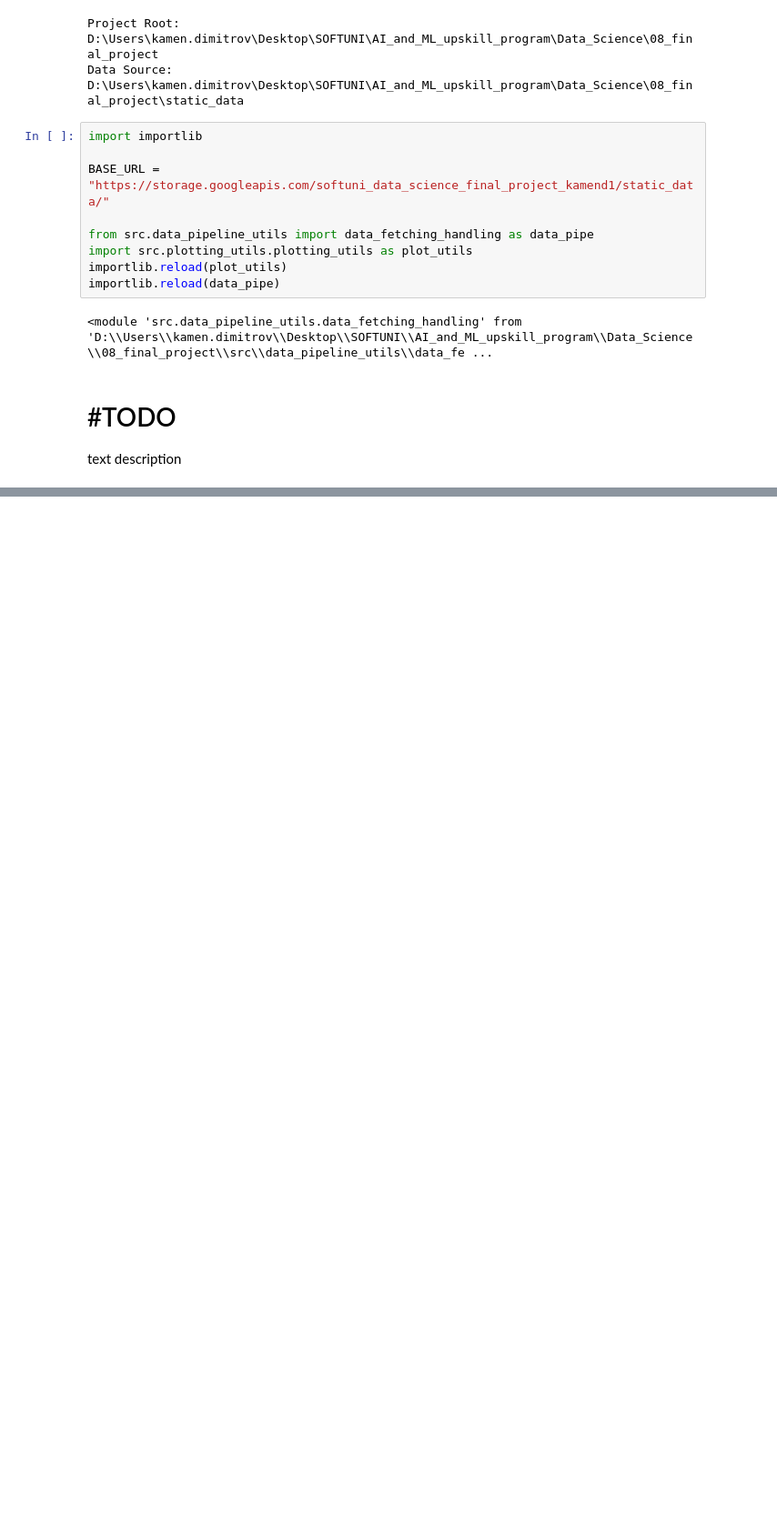
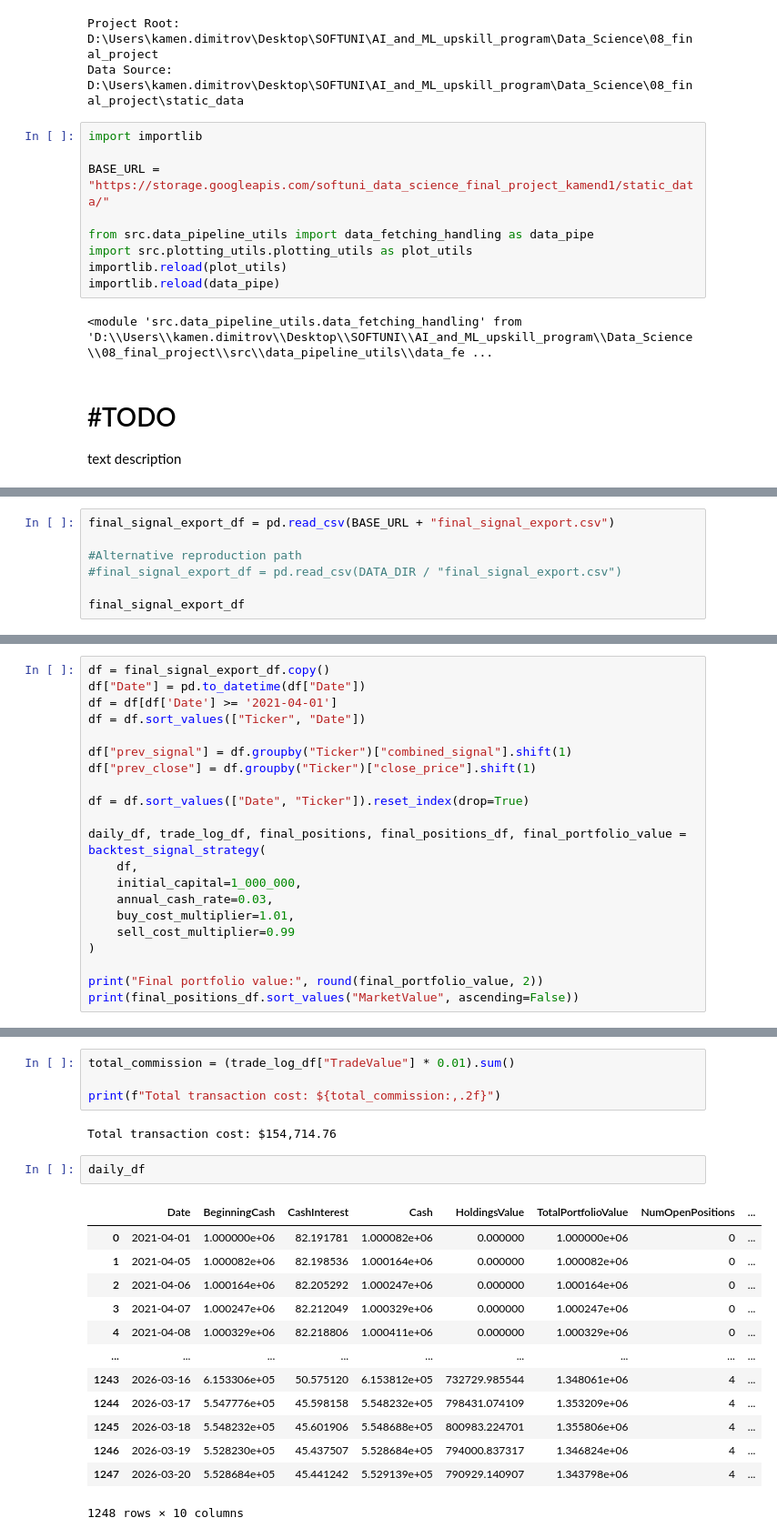
Before and after one commit to Kamend1/data_science_final_project, a Jupyter notebook: notebooks/1_4_signal_to_portfolio_influence_hypothesis_testing.ipynb, the cells around one changed output, grey strips where cells are left out. Shown at 91% size. Cells and saved outputs as stored; diff of their text form; blank space fills up the shorter version.

Commit message:
Add: I have a basic signal trading testing method producing results. Further tweaks and scenario testing is needed. No communication and analysis of the results yet

```diff
--- a/notebooks/1_4_signal_to_portfolio_influence_hypothesis_testing.ipynb
+++ b/notebooks/1_4_signal_to_portfolio_influence_hypothesis_testing.ipynb
@@ -73,0 +184,7 @@ returns_df
+# %%
+final_signal_export_df = pd.read_csv(BASE_URL + "final_signal_export.csv")
+
+#Alternative reproduction path
+#final_signal_export_df = pd.read_csv(DATA_DIR / "final_signal_export.csv")
+
+final_signal_export_df
@@ -73,0 +375,21 @@ returns_df
+# %%
+df = final_signal_export_df.copy()
+df["Date"] = pd.to_datetime(df["Date"])
+df = df[df['Date'] >= '2021-04-01']
+df = df.sort_values(["Ticker", "Date"])
+
+df["prev_signal"] = df.groupby("Ticker")["combined_signal"].shift(1)
+df["prev_close"] = df.groupby("Ticker")["close_price"].shift(1)
+
+df = df.sort_values(["Date", "Ticker"]).reset_index(drop=True)
+
+daily_df, trade_log_df, final_positions, final_positions_df, final_portfolio_value = backtest_signal_strategy(
+    df,
+    initial_capital=1_000_000,
+    annual_cash_rate=0.03,
+    buy_cost_multiplier=1.01,
+    sell_cost_multiplier=0.99
+)
+
+print("Final portfolio value:", round(final_portfolio_value, 2))
+print(final_positions_df.sort_values("MarketValue", ascending=False))
@@ -73,0 +420,22 @@ returns_df
+# %%
+total_commission = (trade_log_df["TradeValue"] * 0.01).sum()
+
+print(f"Total transaction cost: ${total_commission:,.2f}")
+# %% [output]
+Total transaction cost: $154,714.76
+# %%
+daily_df
+# %% [output]
+|  | Date | BeginningCash | CashInterest | Cash | HoldingsValue | TotalPortfolioValue | NumOpenPositions | ... |
+| 0 | 2021-04-01 | 1.000000e+06 | 82.191781 | 1.000082e+06 | 0.000000 | 1.000000e+06 | 0 | ... |
+| 1 | 2021-04-05 | 1.000082e+06 | 82.198536 | 1.000164e+06 | 0.000000 | 1.000082e+06 | 0 | ... |
+| 2 | 2021-04-06 | 1.000164e+06 | 82.205292 | 1.000247e+06 | 0.000000 | 1.000164e+06 | 0 | ... |
+| 3 | 2021-04-07 | 1.000247e+06 | 82.212049 | 1.000329e+06 | 0.000000 | 1.000247e+06 | 0 | ... |
+| 4 | 2021-04-08 | 1.000329e+06 | 82.218806 | 1.000411e+06 | 0.000000 | 1.000329e+06 | 0 | ... |
+| ... | ... | ... | ... | ... | ... | ... | ... | ... |
+| 1243 | 2026-03-16 | 6.153306e+05 | 50.575120 | 6.153812e+05 | 732729.985544 | 1.348061e+06 | 4 | ... |
+| 1244 | 2026-03-17 | 5.547776e+05 | 45.598158 | 5.548232e+05 | 798431.074109 | 1.353209e+06 | 4 | ... |
+| 1245 | 2026-03-18 | 5.548232e+05 | 45.601906 | 5.548688e+05 | 800983.224701 | 1.355806e+06 | 4 | ... |
+| 1246 | 2026-03-19 | 5.528230e+05 | 45.437507 | 5.528684e+05 | 794000.837317 | 1.346824e+06 | 4 | ... |
+| 1247 | 2026-03-20 | 5.528684e+05 | 45.441242 | 5.529139e+05 | 790929.140907 | 1.343798e+06 | 4 | ... |
+1248 rows × 10 columns
```
Also changed, not shown: parts of 17 cells of this notebook, 1 other file.
